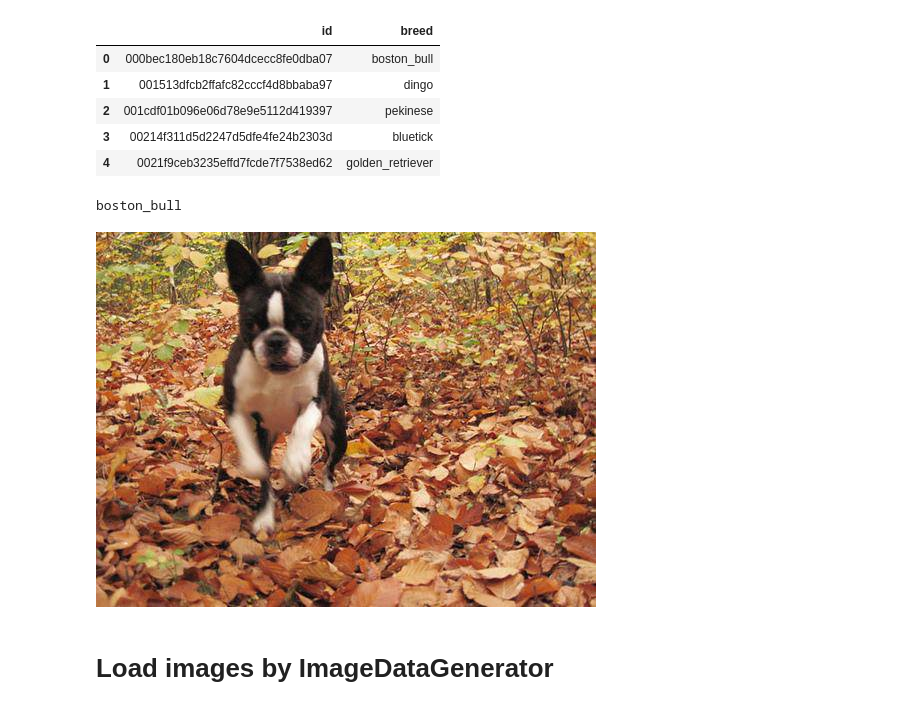
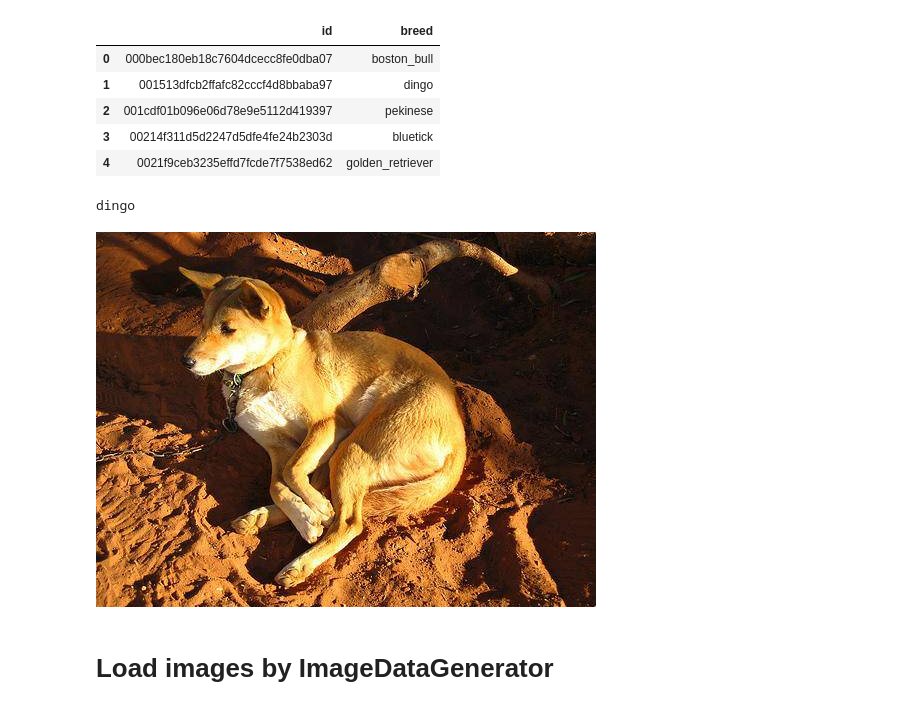
Before and after one commit to letrungkien211/KaggleRampUp, a Jupyter notebook: CNN-Transfer-Learning/tutorial/Transfer Learning Demo Dog Breed.ipynb, the cells around one changed output. Cells and saved outputs as stored; diff of their text form; code cells hidden in the pictures.

Commit message:
update dog breed code

```diff
--- a/CNN-Transfer-Learning/tutorial/Transfer Learning Demo Dog Breed.ipynb
+++ b/CNN-Transfer-Learning/tutorial/Transfer Learning Demo Dog Breed.ipynb
@@ -84,13 +82,13 @@ pd_images.head()
 | 3 | 00214f311d5d2247d5dfe4fe24b2303d | bluetick |
 | 4 | 0021f9ceb3235effd7fcde7f7538ed62 | golden_retriever |
 # %%
-title = pd_images.breed[0]
-path = os.path.join(TRAIN_DIR, pd_images.id[0] + '.jpg')
+title = pd_images.breed[1]
+path = os.path.join(TRAIN_DIR, pd_images.id[1] + '.jpg')
 print(title)
 Image(filename=path)
 # %% [output]
-boston_bull
+dingo
-[figure, old version]
+[figure, new version]
 # %% [markdown]
 # Load images by ImageDataGenerator
 # %%
```
Also changed, not shown: parts of 10 cells of this notebook.
